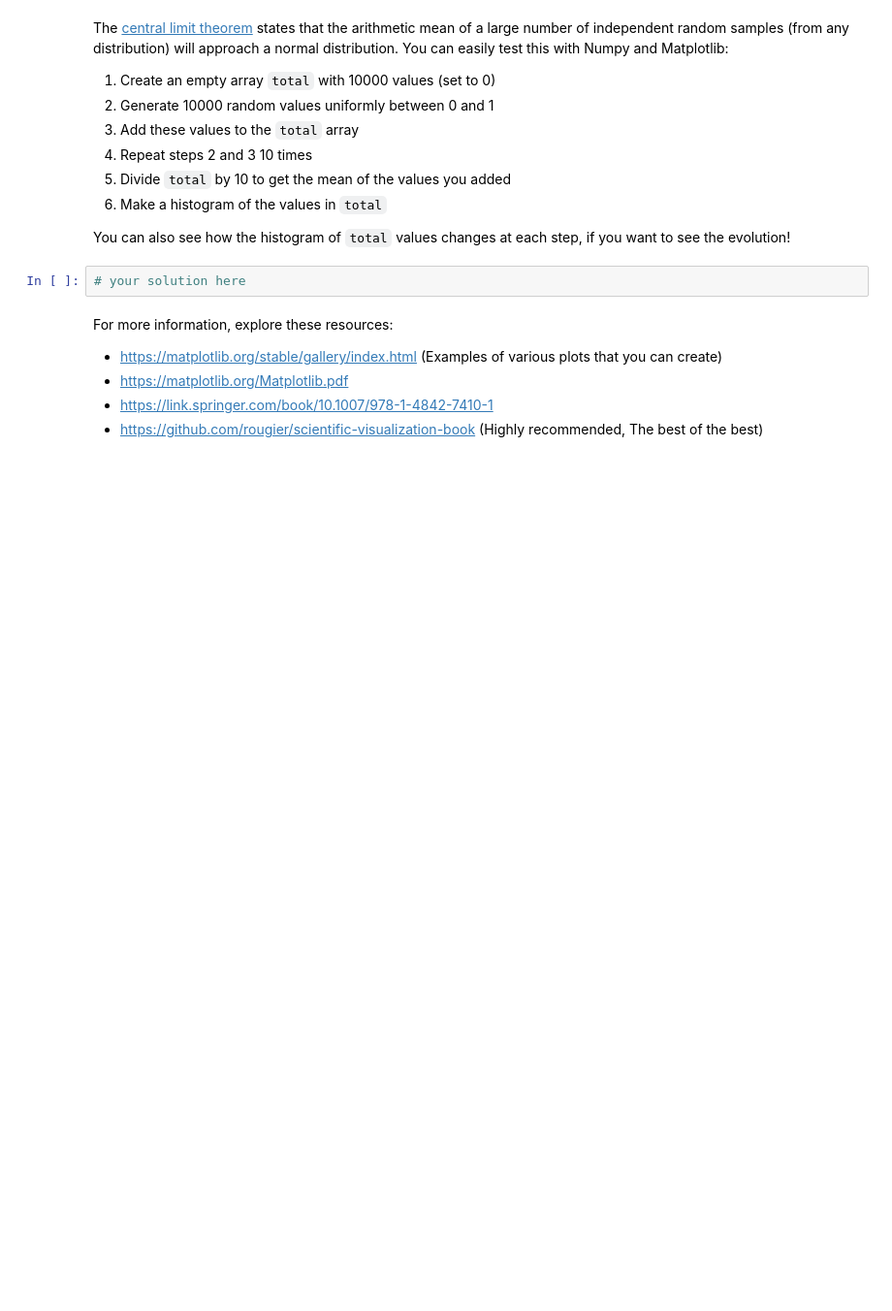
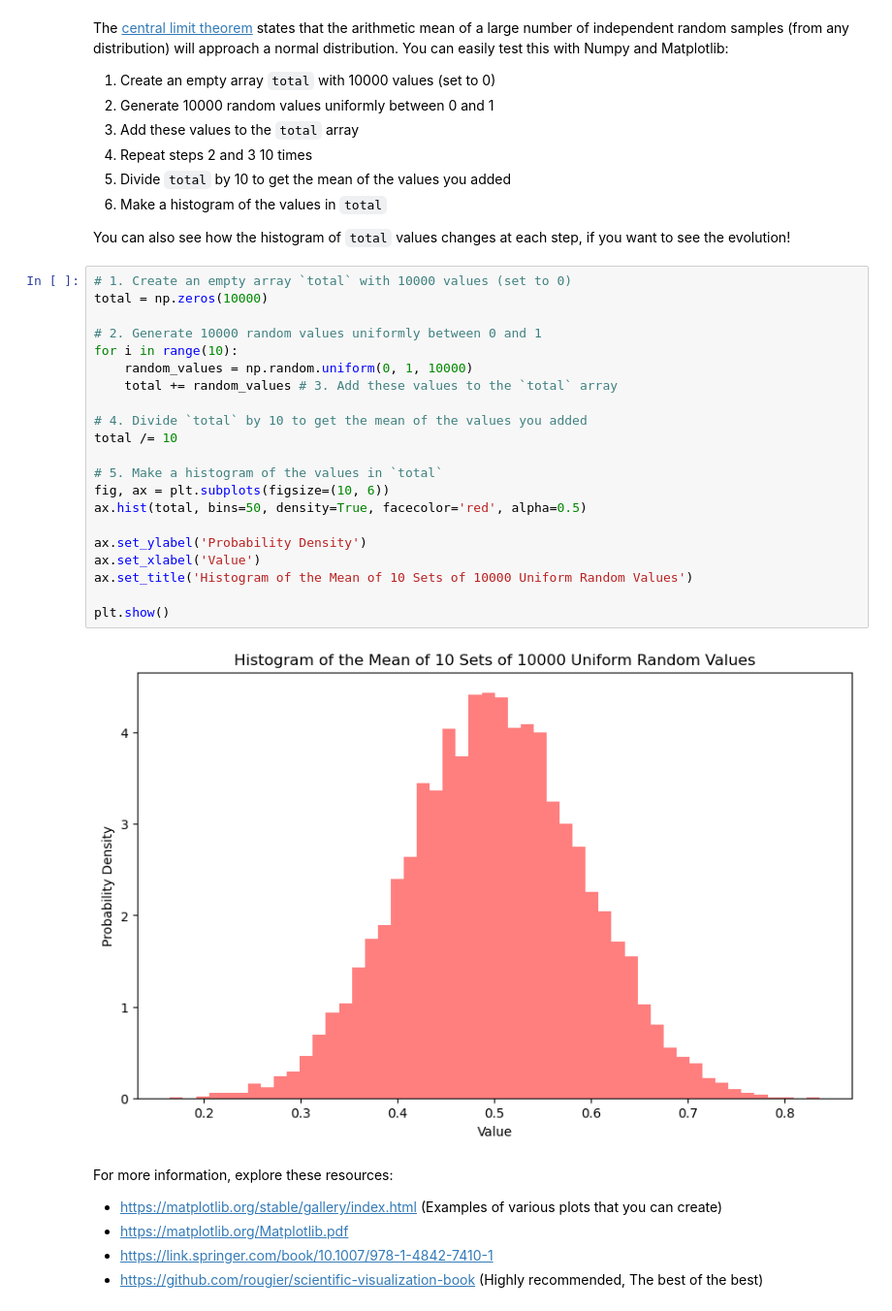
Before and after one commit to howardisaacson/Intro-to-Astro2024, a Jupyter notebook: Week3_Matplotlib_Exoplanets/Introduction_to_Matplotlib.ipynb, the cells around one changed output. Shown at 97% size. Cells and saved outputs as stored; diff of their text form; blank space fills up the shorter version.

```diff
--- a/Week3_Matplotlib_Exoplanets/Introduction_to_Matplotlib.ipynb
+++ b/Week3_Matplotlib_Exoplanets/Introduction_to_Matplotlib.ipynb
@@ -423,7 +448,28 @@ with Numpy and Matplotlib:
 
 You can also see how the histogram of ``total`` values changes at each step, if you want to see the evolution!
 # %%
-# your solution here
+# 1. Create an empty array `total` with 10000 values (set to 0)
+total = np.zeros(10000)
+
+# 2. Generate 10000 random values uniformly between 0 and 1
+for i in range(10):
+    random_values = np.random.uniform(0, 1, 10000)
+    total += random_values # 3. Add these values to the `total` array
+
+# 4. Divide `total` by 10 to get the mean of the values you added
+total /= 10
+
+# 5. Make a histogram of the values in `total`
+fig, ax = plt.subplots(figsize=(10, 6))
+ax.hist(total, bins=50, density=True, facecolor='red', alpha=0.5)
+
+ax.set_ylabel('Probability Density')
+ax.set_xlabel('Value')
+ax.set_title('Histogram of the Mean of 10 Sets of 10000 Uniform Random Values')
+
+plt.show()
+# %% [output]
+[figure, added]
 # %% [markdown]
 For more information, explore these resources:
  - https://matplotlib.org/stable/gallery/index.html (Examples of various plots that you can create)
```
Also changed, not shown: parts of 2 cells of this notebook, 3 other files.
